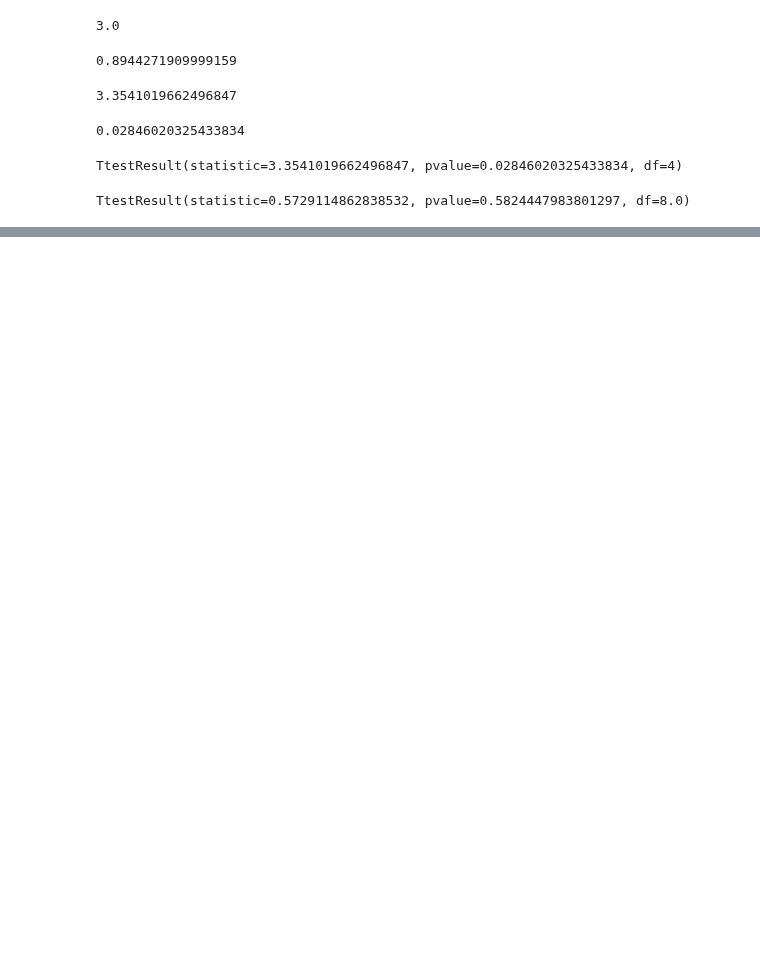
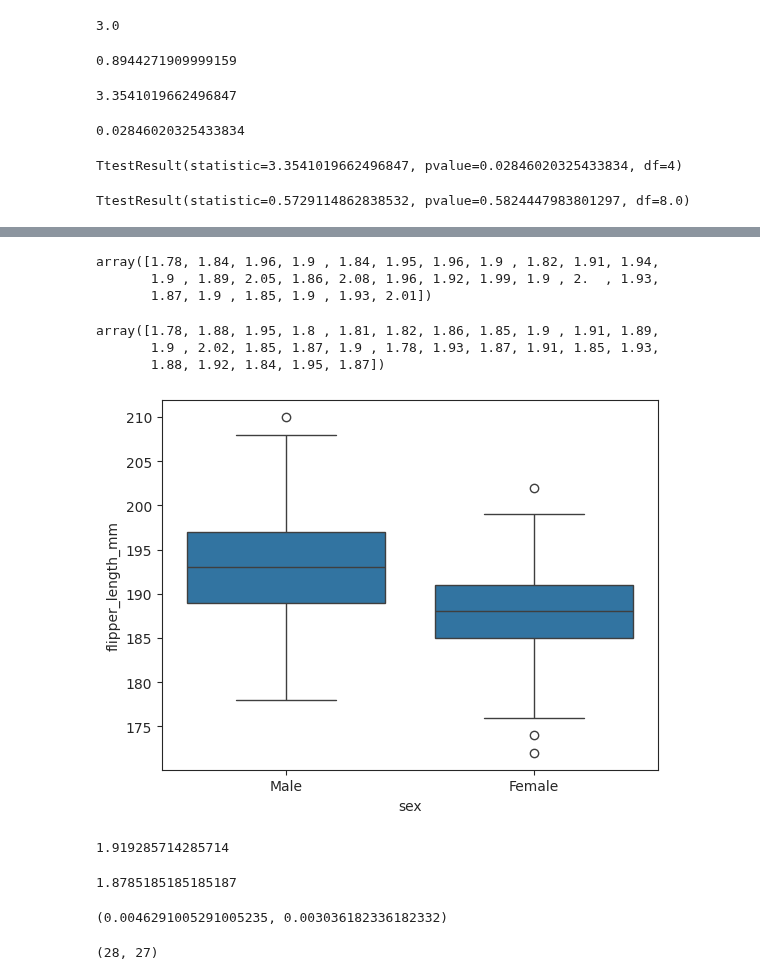
Before and after one commit to fakhar-iqbal/Machine_Learning_Fundamentals, a Jupyter notebook: Statistics.ipynb, the cells around one changed output, grey strips where cells are left out. Cells and saved outputs as stored; diff of their text form; code cells hidden in the pictures; blank space fills up the shorter version.

```diff
--- a/Statistics.ipynb
+++ b/Statistics.ipynb
@@ -621,0 +684,18 @@ TtestResult(statistic=0.5729114862838532, pvalue=0.5824447983801297, df=8.0)
+# %%
+male_flipper = adelie[(adelie.sex=='Male') & (adelie.island=='Dream')]['flipper_length_mm'].to_numpy()/100
+male_flipper
+# %% [output]
+array([1.78, 1.84, 1.96, 1.9 , 1.84, 1.95, 1.96, 1.9 , 1.82, 1.91, 1.94,
+       1.9 , 1.89, 2.05, 1.86, 2.08, 1.96, 1.92, 1.99, 1.9 , 2.  , 1.93,
+       1.87, 1.9 , 1.85, 1.9 , 1.93, 2.01])
+# %%
+female_flipper = adelie[(adelie.sex=='Female') &  (adelie.island=='Dream')]['flipper_length_mm'].to_numpy()/100
+female_flipper
+# %% [output]
+array([1.78, 1.88, 1.95, 1.8 , 1.81, 1.82, 1.86, 1.85, 1.9 , 1.91, 1.89,
+       1.9 , 2.02, 1.85, 1.87, 1.9 , 1.78, 1.93, 1.87, 1.91, 1.85, 1.93,
+       1.88, 1.92, 1.84, 1.95, 1.87])
+# %%
+_= sns.boxplot(x='sex',y='flipper_length_mm',data=adelie)
+# %% [output]
+[figure, added]
@@ -621,0 +704,23 @@ TtestResult(statistic=0.5729114862838532, pvalue=0.5824447983801297, df=8.0)
+# %%
+mbar = np.mean(male_flipper)
+mbar
+# %% [output]
+1.919285714285714
+# %%
+fbar = np.mean(female_flipper)
+fbar
+# %% [output]
+1.8785185185185187
+# %%
+mvar = male_flipper.var(ddof=1)
+fvar = np.var(female_flipper,ddof=1)
+mvar,fvar
+# %% [output]
+(0.0046291005291005235, 0.003036182336182332)
+# %%
+mlen = male_flipper.size
+flen = len(female_flipper)
+
+mlen,flen
+# %% [output]
+(28, 27)
```
Also changed, not shown: parts of 33 cells of this notebook.
